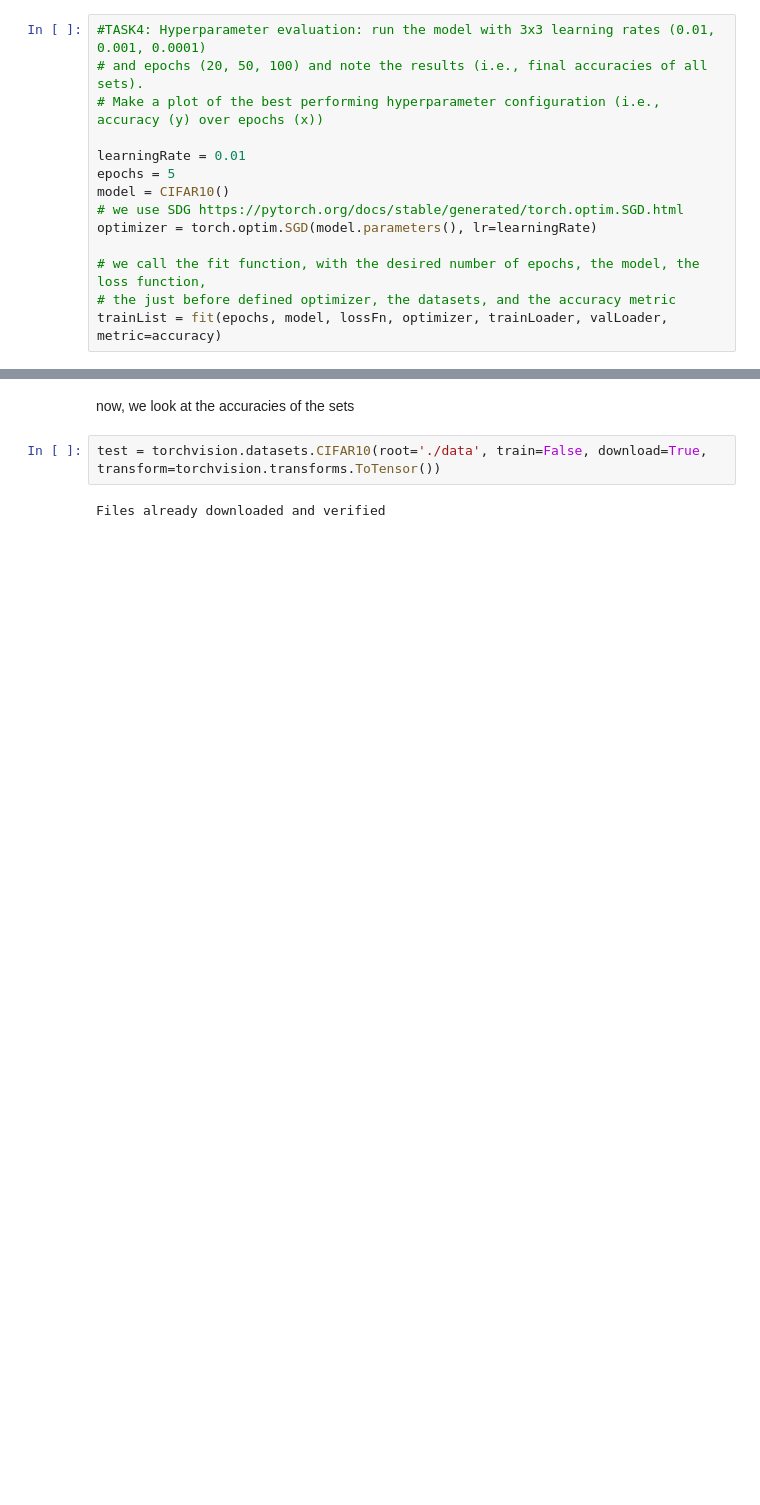
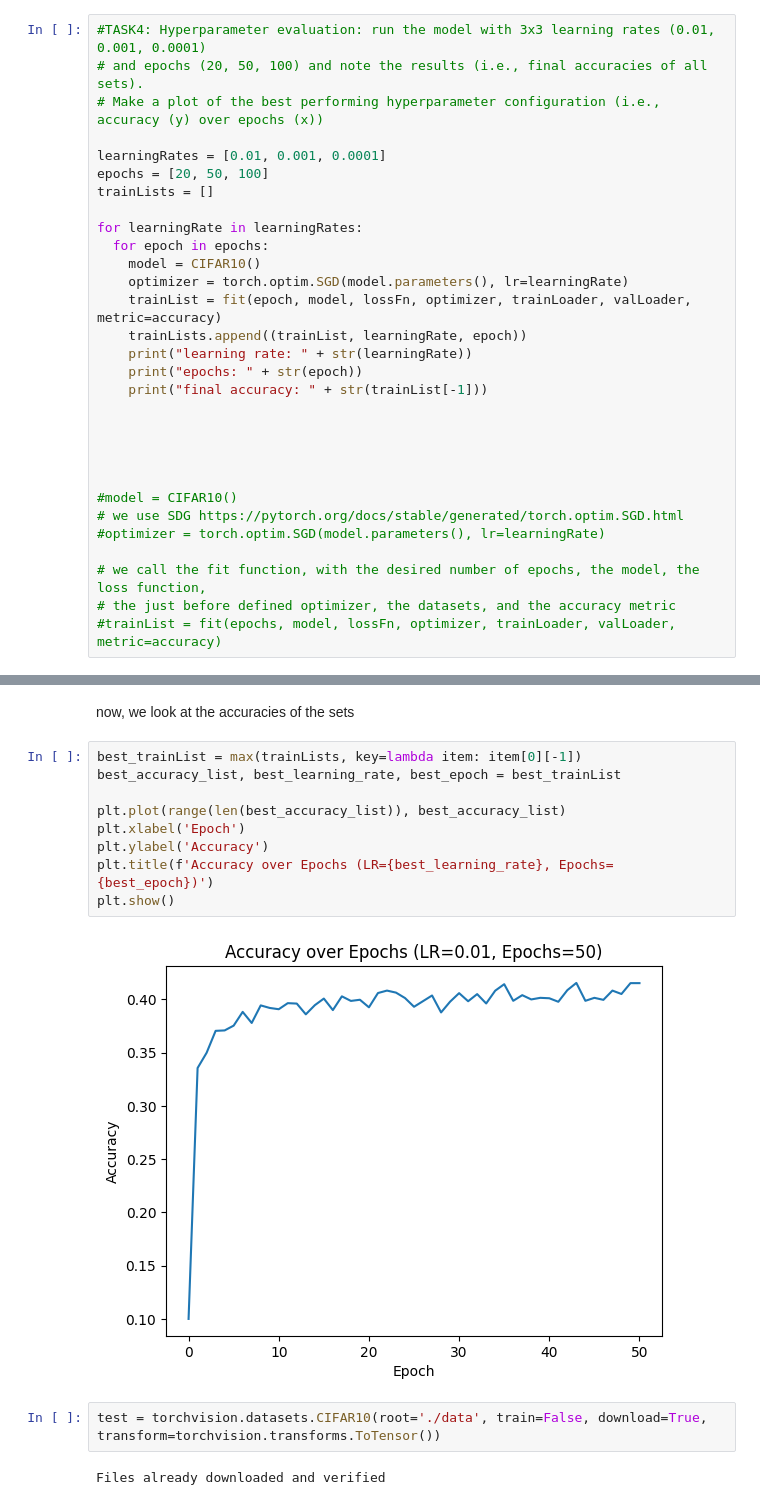
Before and after one commit to leonhardrobin/fh-ai-24, a Jupyter notebook: AI_WS2425_Exercise_2.ipynb, the cells around one changed output, grey strips where cells are left out. Saved outputs shown, nothing was run; the diff lists cells and outputs as text; blank space fills up the shorter version.

```diff
--- a/AI_WS2425_Exercise_2.ipynb
+++ b/AI_WS2425_Exercise_2.ipynb
@@ -339,13 +337,29 @@ now, we can finally train the model using Stochastic Gradient Descent
 # and epochs (20, 50, 100) and note the results (i.e., final accuracies of all sets).
 # Make a plot of the best performing hyperparameter configuration (i.e., accuracy (y) over epochs (x))
 
-learningRate = 0.01
-epochs = 5
-model = CIFAR10()
+learningRates = [0.01, 0.001, 0.0001]
+epochs = [20, 50, 100]
+trainLists = []
+
+for learningRate in learningRates:
+  for epoch in epochs:
+    model = CIFAR10()
+    optimizer = torch.optim.SGD(model.parameters(), lr=learningRate)
+    trainList = fit(epoch, model, lossFn, optimizer, trainLoader, valLoader, metric=accuracy)
+    trainLists.append((trainList, learningRate, epoch))
+    print("learning rate: " + str(learningRate))
+    print("epochs: " + str(epoch))
+    print("final accuracy: " + str(trainList[-1]))
+
+
+
+
+
+#model = CIFAR10()
 # we use SDG https://pytorch.org/docs/stable/generated/torch.optim.SGD.html
-optimizer = torch.optim.SGD(model.parameters(), lr=learningRate)
+#optimizer = torch.optim.SGD(model.parameters(), lr=learningRate)
 
 # we call the fit function, with the desired number of epochs, the model, the loss function,
 # the just before defined optimizer, the datasets, and the accuracy metric
-trainList = fit(epochs, model, lossFn, optimizer, trainLoader, valLoader, metric=accuracy)
+#trainList = fit(epochs, model, lossFn, optimizer, trainLoader, valLoader, metric=accuracy)
 # %% [output]
@@ -357,5 +383,16 @@ Epoch [5/5], Loss: 0.0000, accuracy: 0.0000
 # %% [markdown]
 now, we look at the accuracies of the sets
+# %%
+best_trainList = max(trainLists, key=lambda item: item[0][-1])
+best_accuracy_list, best_learning_rate, best_epoch = best_trainList
+
+plt.plot(range(len(best_accuracy_list)), best_accuracy_list)
+plt.xlabel('Epoch')
+plt.ylabel('Accuracy')
+plt.title(f'Accuracy over Epochs (LR={best_learning_rate}, Epochs={best_epoch})')
+plt.show()
+# %% [output]
+[figure, added]
 # %%
 test = torchvision.datasets.CIFAR10(root='./data', train=False, download=True, transform=torchvision.transforms.ToTensor())
 # %% [output]
```
Also changed, not shown: parts of 4 cells of this notebook.
